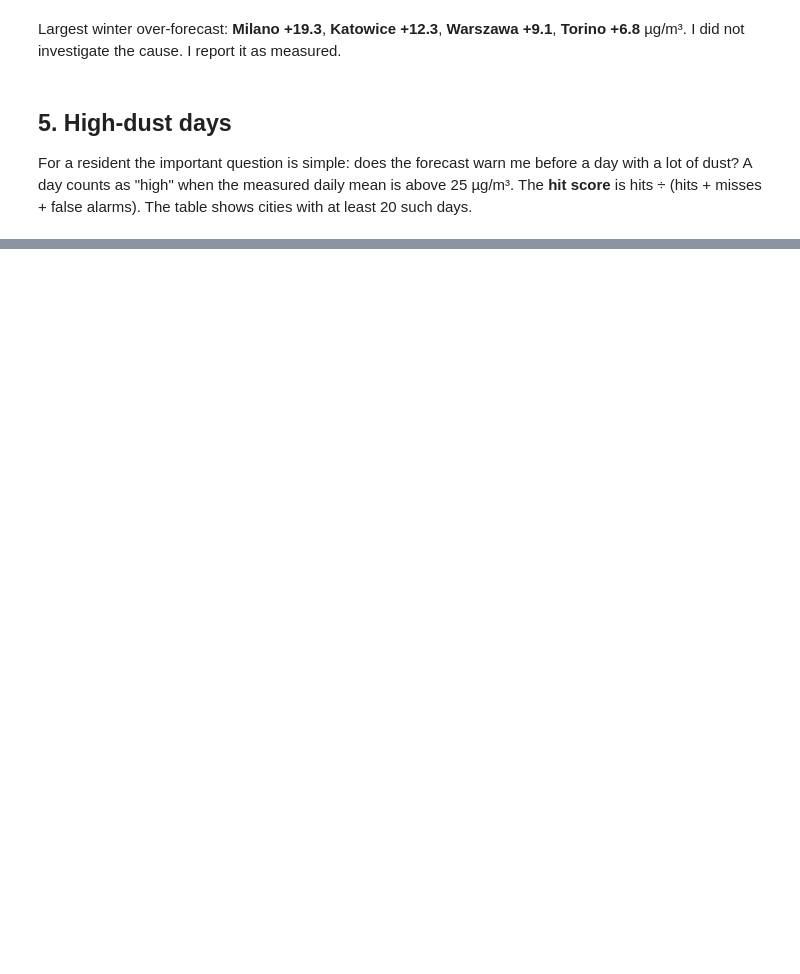
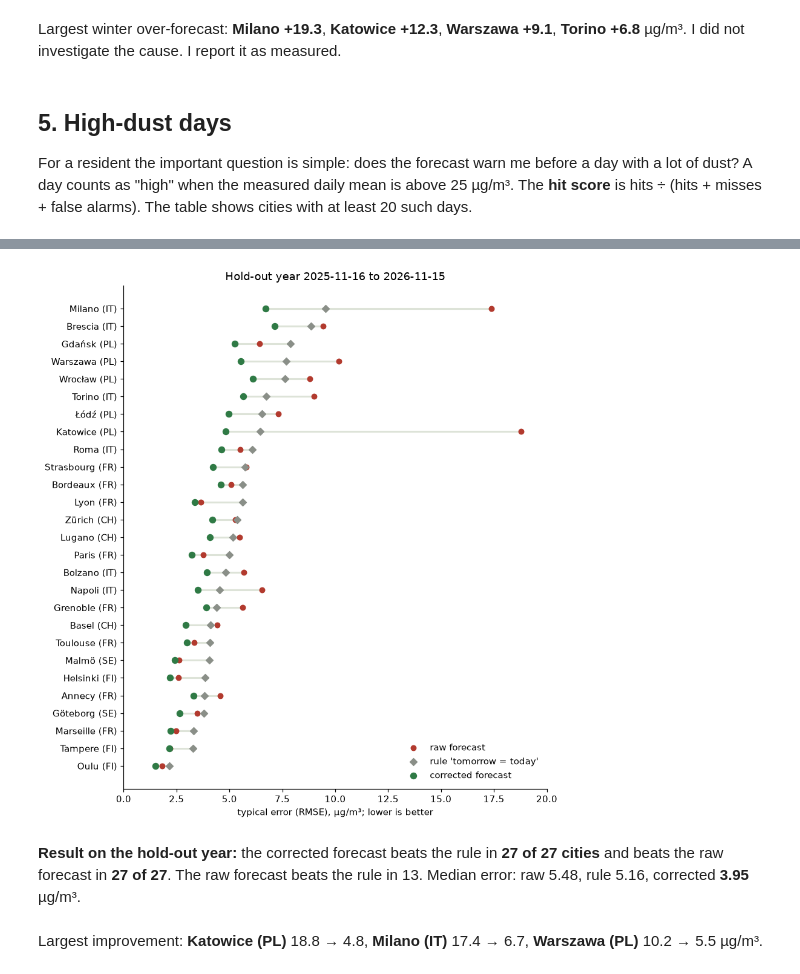
Before and after one commit to geoworldlook/air-check, a Jupyter notebook: notebooks/AirCheck_story.ipynb, the cells around one changed output, grey strips where cells are left out. Cells and saved outputs as stored; diff of their text form; code cells hidden in the pictures; blank space fills up the shorter version.

Commit message:
Blog notebook: 27 cities and a section on the corrected forecast (MOS, hold-out year)

```diff
--- a/notebooks/AirCheck_story.ipynb
+++ b/notebooks/AirCheck_story.ipynb
@@ -193,0 +210,30 @@ The forecast has the higher hit score in **6 of 11** of these cities. In the oth
+# %%
+#| echo: false
+h = D["summary"]["holdout"]
+rows = [dict(city=f"{s['city']} ({s['country']})", raw=s["holdout"]["raw"]["rmse_fc"], cor=s["holdout"]["corrected"]["rmse_fc"],
+             rule=s["holdout"]["raw"]["rmse_pers"]) for s in S if s.get("holdout", {}).get("corrected", {}).get("rmse_fc") is not None]
+H = pd.DataFrame(rows)
+H["gain"] = H["rule"] - H["cor"]
+H = H.sort_values("rule")
+fig, ax = plt.subplots(figsize=(8, 8.5))
+y = np.arange(len(H))
+ax.hlines(y, H[["raw", "cor", "rule"]].min(axis=1), H[["raw", "cor", "rule"]].max(axis=1), color="#dde3d8", lw=2)
+ax.scatter(H["raw"], y, color="#b23a2e", s=30, label="raw forecast", zorder=3)
+ax.scatter(H["rule"], y, color="#8a8f88", s=30, marker="D", label="rule 'tomorrow = today'", zorder=3)
+ax.scatter(H["cor"], y, color="#2f7a45", s=42, label="corrected forecast", zorder=4)
+ax.set_yticks(y); ax.set_yticklabels(H["city"])
+ax.set_xlim(0, 20); ax.set_xlabel("typical error (RMSE), µg/m³; lower is better")
+ax.set_title(f"Hold-out year {h['period'][0]} to {h['period'][1]}")
+ax.legend(frameon=False, loc="lower right")
+plt.tight_layout(); plt.show()
+display(Markdown(
+    f"**Result on the hold-out year:** the corrected forecast beats the rule in **{h['corrected_beats_persistence']} of "
+    f"{h['stations']} cities** and beats the raw forecast in **{h['corrected_beats_raw']} of {h['stations']}**. "
+    f"The raw forecast beats the rule in {h['raw_beats_persistence']}. "
+    f"Median error: raw {h['median_rmse_raw']}, rule {h['median_rmse_persistence']}, corrected **{h['median_rmse_corrected']}** µg/m³."))
+big = H.assign(drop=H["raw"] - H["cor"]).sort_values("drop", ascending=False).head(3)
+display(Markdown("Largest improvement: " + ", ".join(f"**{r.city}** {r.raw:.1f} → {r.cor:.1f}" for r in big.itertuples()) + " µg/m³."))
+# %% [output]
+[figure, added]
+**Result on the hold-out year:** the corrected forecast beats the rule in **27 of 27 cities** and beats the raw forecast in **27 of 27**. The raw forecast beats the rule in 13. Median error: raw 5.48, rule 5.16, corrected **3.95** µg/m³.
+Largest improvement: **Katowice (PL)** 18.8 → 4.8, **Milano (IT)** 17.4 → 6.7, **Warszawa (PL)** 10.2 → 5.5 µg/m³.
```
Also changed, not shown: parts of 12 cells of this notebook, 1 other file.
